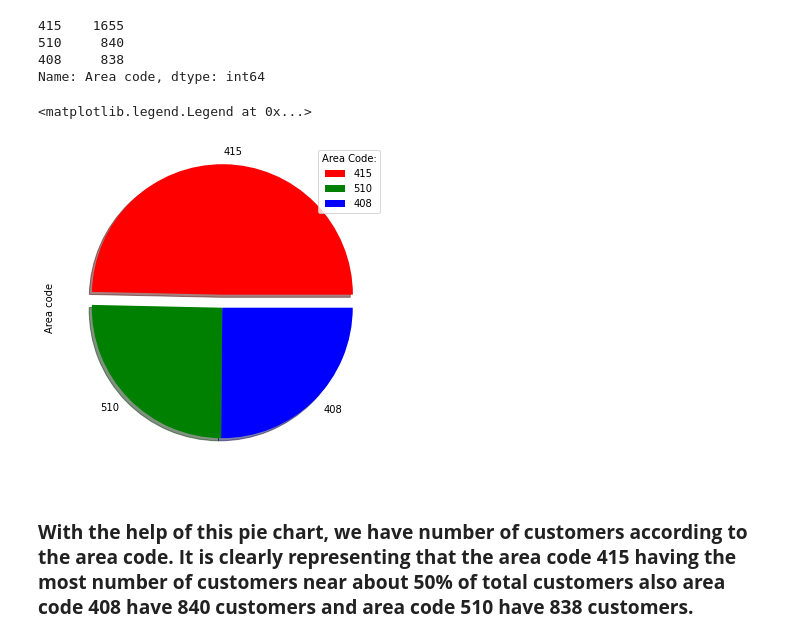
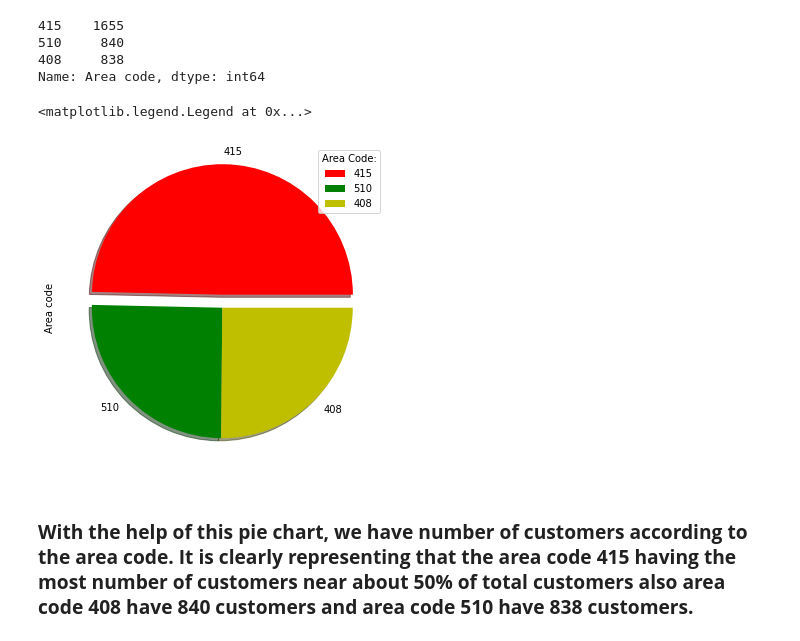
Before and after one commit to Gauravgade3/Telecom-Churn-Analysis, a Jupyter notebook: Telecom_Churn_Analysis_.ipynb, the cells around one changed output. Drawn from its saved outputs; the diff is of its cells as text; code cells hidden in the pictures.

```diff
--- a/Telecom_Churn_Analysis_.ipynb
+++ b/Telecom_Churn_Analysis_.ipynb
@@ -141,7 +141,7 @@ Name: State, dtype: int64
 # plotting the graph of number of customers from top 10 states
 number_of_customers.head(10).plot(kind='bar',color='green')
 plt.grid()
-plt.rcParams['figure.figsize']=(20,6)
+plt.rcParams['figure.figsize']=(15,6)
 font1 = {'family':'serif','color':'blue','size':20}
 font2 = {'family':'serif','color':'darkred','size':15}
 plt.title('Total number Of Customers',fontdict=font1)
@@ -163,10 +163,10 @@ code_counts
 Name: Area code, dtype: int64
 # %%
 # Plotting pie chart for code_counts
-code_counts.plot(kind='pie',explode=[0.1,0,0],shadow=True,colors=['r','g','b'])
+code_counts.plot(kind='pie',explode=[0.1,0,0],shadow=True,colors=['r','g','y'])
 plt.legend(title='Area Code:')
 # %% [output]
 <matplotlib.legend.Legend at 0x...>
-[figure, old version]
+[figure, new version]
 # %% [markdown]
 ### **With the help of this pie chart, we have number of customers according to the area code. It is clearly representing that the area code 415 having the most number of customers near about 50% of total customers also area code 408 have 840 customers and area code 510 have 838 customers.**
```
Also changed, not shown: parts of 14 cells of this notebook.
